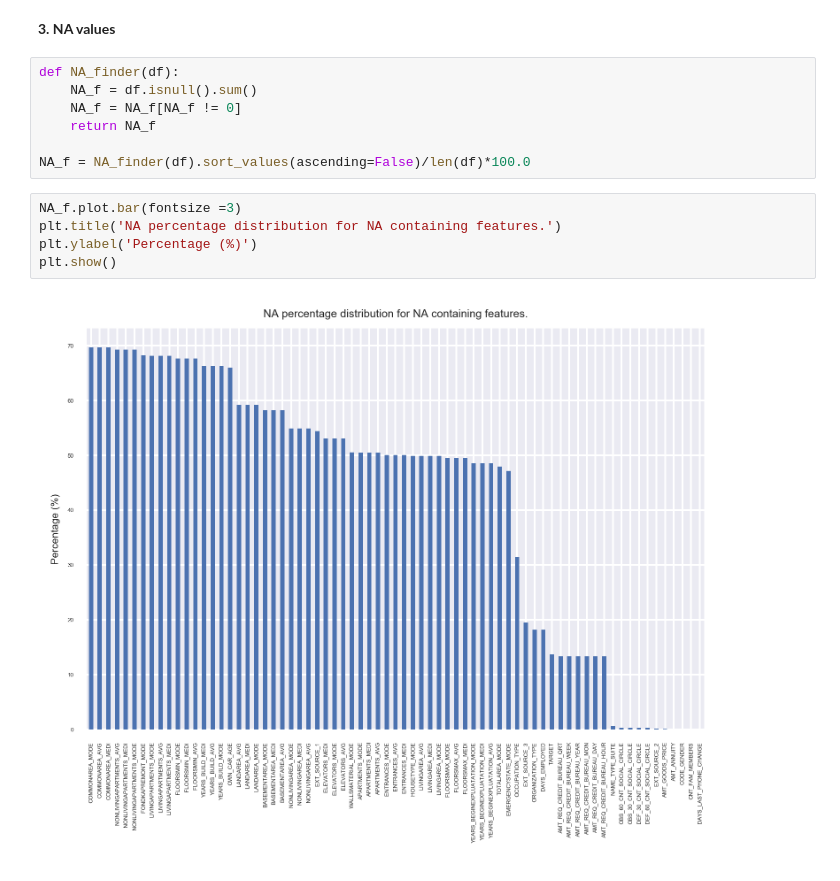
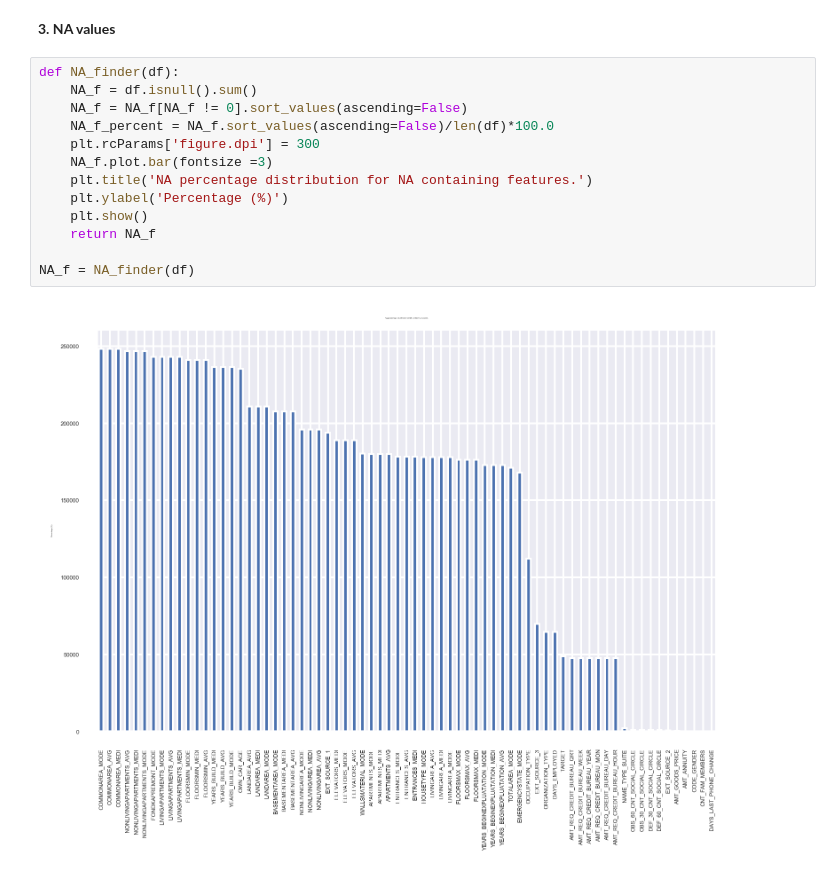
Before and after one commit to cryswen/HomeCreditRisk, a Jupyter notebook: EDA.ipynb, the cells around one changed output. Cells and saved outputs as stored; diff of their text form.

```diff
--- a/EDA.ipynb
+++ b/EDA.ipynb
@@ -289,14 +285,15 @@ __3. NA values__
 # %%
 def NA_finder(df):
     NA_f = df.isnull().sum()
-    NA_f = NA_f[NA_f != 0]
+    NA_f = NA_f[NA_f != 0].sort_values(ascending=False)
+    NA_f_percent = NA_f.sort_values(ascending=False)/len(df)*100.0
+    plt.rcParams['figure.dpi'] = 300
+    NA_f.plot.bar(fontsize =3)
+    plt.title('NA percentage distribution for NA containing features.')
+    plt.ylabel('Percentage (%)')
+    plt.show()
     return NA_f
 
-NA_f = NA_finder(df).sort_values(ascending=False)/len(df)*100.0
+NA_f = NA_finder(df)
+# %% [output]
+[figure, added]
-# %%
-NA_f.plot.bar(fontsize =3)
-plt.title('NA percentage distribution for NA containing features.')
-plt.ylabel('Percentage (%)')
-plt.show()
-# %% [output]
-[figure, removed]
```
Also changed, not shown: parts of 19 cells of this notebook.
